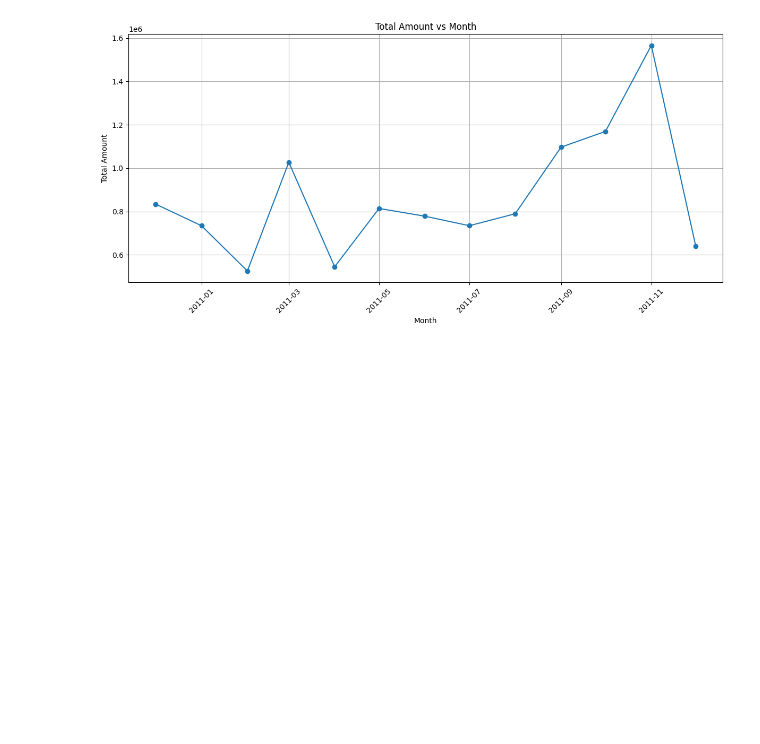
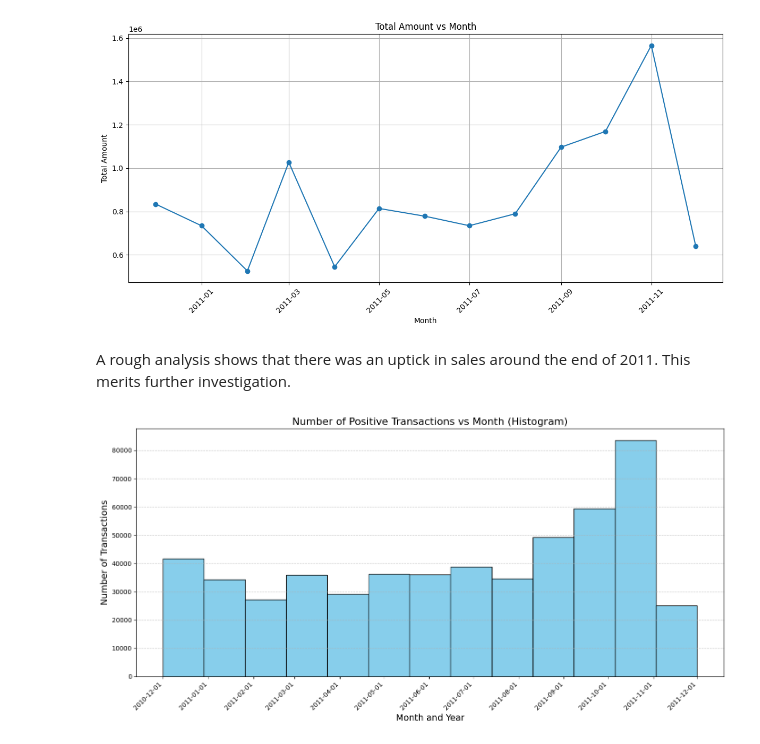
Before and after one commit to HasanBM/Retail_Data_Analysis, a Jupyter notebook: src/clean_analyse.ipynb, the cells around one changed output. Drawn from its saved outputs; the diff is of its cells as text; code cells hidden in the pictures; blank space fills up the shorter version.

```diff
--- a/src/clean_analyse.ipynb
+++ b/src/clean_analyse.ipynb
@@ -336,3 +335,32 @@ def plot_amount_vs_month(df):
 plot_amount_vs_month(final_df)
 # %% [output]
 [figure]
+# %% [markdown]
+A rough analysis shows that there was an uptick in sales around the end of 2011. This merits further investigation.
+# %%
+
+def plot_positive_transactions_histogram(df):
+    df = df.assign(InvoiceDate=pd.to_datetime(df['InvoiceDate']))
+    df = df.assign(Month=df['InvoiceDate'].dt.to_period('M'))
+
+    #The following line is not strictly necessary, but further filters out any returns or cash outflows
+    df_positive = df[df['Amount'] > 0]
+
+
+    transactions_per_month = df_positive.groupby('Month').size().reset_index(name='TransactionCount')
+    transactions_per_month['Month'] = transactions_per_month['Month'].dt.to_timestamp()
+
+    plt.figure(figsize=(14, 7))
+    plt.hist(transactions_per_month['Month'], bins=len(transactions_per_month), weights=transactions_per_month['TransactionCount'], color='skyblue', edgecolor='black')
+
+    plt.title('Number of Positive Transactions vs Month (Histogram)', fontsize=16)
+    plt.xlabel('Month and Year', fontsize=14)
+    plt.ylabel('Number of Transactions', fontsize=14)
+    plt.xticks(transactions_per_month['Month'], rotation=45, ha='right', fontsize=10)
+    plt.grid(axis='y', linestyle='--', alpha=0.7)
+    plt.tight_layout()
+    plt.show()
+
+plot_positive_transactions_histogram(final_df)
+# %% [output]
+[figure, added]
```
Also changed, not shown: parts of 6 cells of this notebook, 1 other file.
